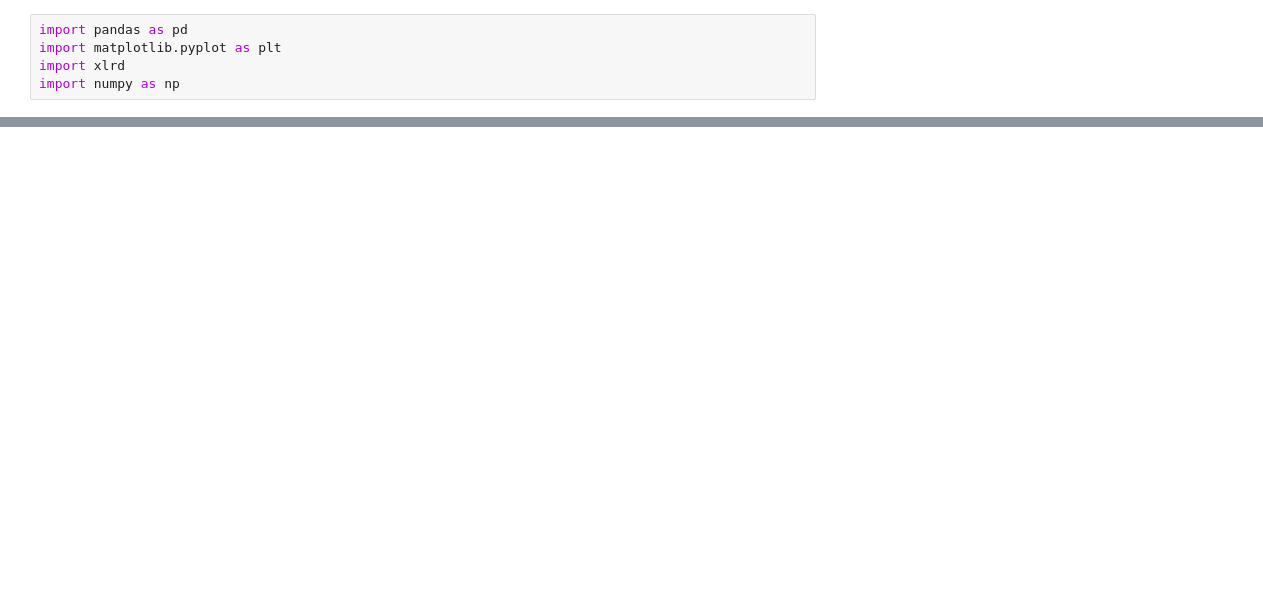
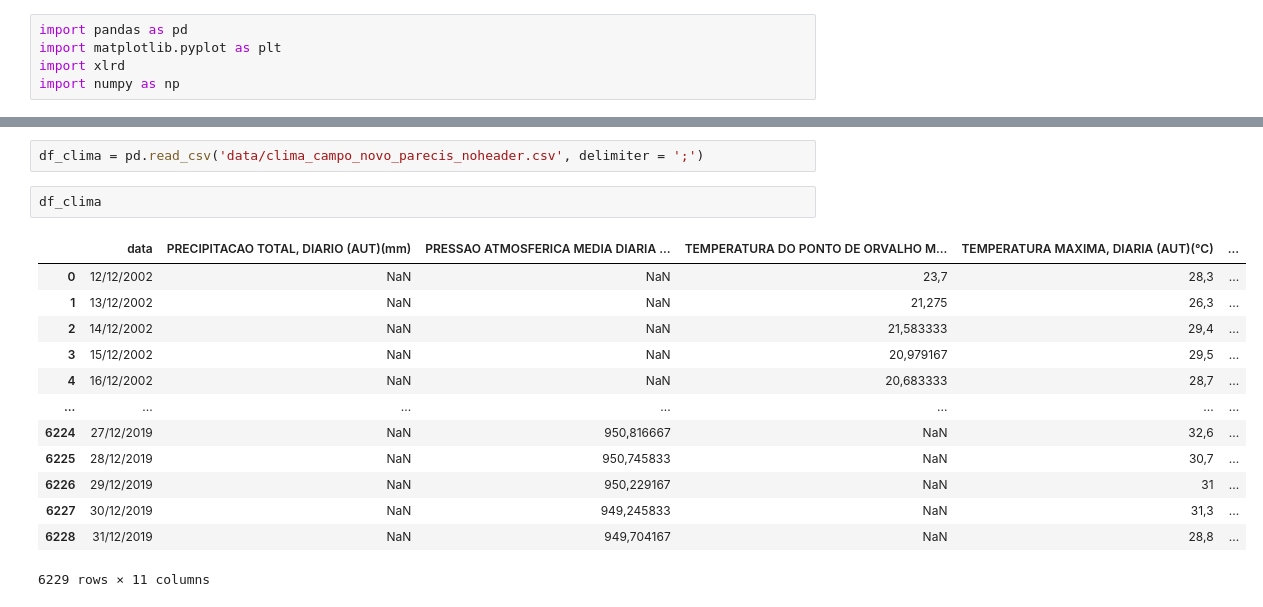
Before and after one commit to Deustavo/Tcc-Henke-Andrade, a Jupyter notebook: climatics_production_city.ipynb, the cells around one changed output, grey strips where cells are left out. Saved outputs shown, nothing was run; the diff lists cells and outputs as text; blank space fills up the shorter version.

```diff
--- a/climatics_production_city.ipynb
+++ b/climatics_production_city.ipynb
@@ -27,0 +27,18 @@ df
+# %%
+df_clima = pd.read_csv('data/clima_campo_novo_parecis_noheader.csv', delimiter = ';')
+# %%
+df_clima
+# %% [output]
+|  | data | PRECIPITACAO TOTAL, DIARIO (AUT)(mm) | PRESSAO ATMOSFERICA MEDIA DIARIA ... | TEMPERATURA DO PONTO DE ORVALHO M... | TEMPERATURA MAXIMA, DIARIA (AUT)(°C) | ... |
+| 0 | 12/12/2002 | NaN | NaN | 23,7 | 28,3 | ... |
+| 1 | 13/12/2002 | NaN | NaN | 21,275 | 26,3 | ... |
+| 2 | 14/12/2002 | NaN | NaN | 21,583333 | 29,4 | ... |
+| 3 | 15/12/2002 | NaN | NaN | 20,979167 | 29,5 | ... |
+| 4 | 16/12/2002 | NaN | NaN | 20,683333 | 28,7 | ... |
+| ... | ... | ... | ... | ... | ... | ... |
+| 6224 | 27/12/2019 | NaN | 950,816667 | NaN | 32,6 | ... |
+| 6225 | 28/12/2019 | NaN | 950,745833 | NaN | 30,7 | ... |
+| 6226 | 29/12/2019 | NaN | 950,229167 | NaN | 31 | ... |
+| 6227 | 30/12/2019 | NaN | 949,245833 | NaN | 31,3 | ... |
+| 6228 | 31/12/2019 | NaN | 949,704167 | NaN | 28,8 | ... |
+6229 rows × 11 columns
```
Also changed, not shown: parts of 4 cells of this notebook, 2 other files.
